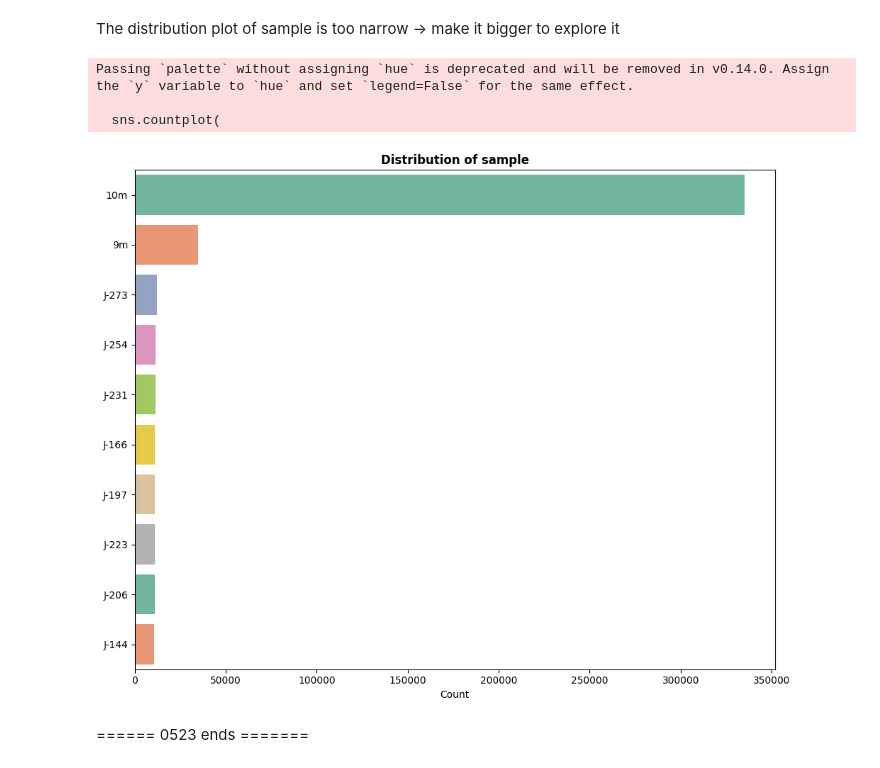
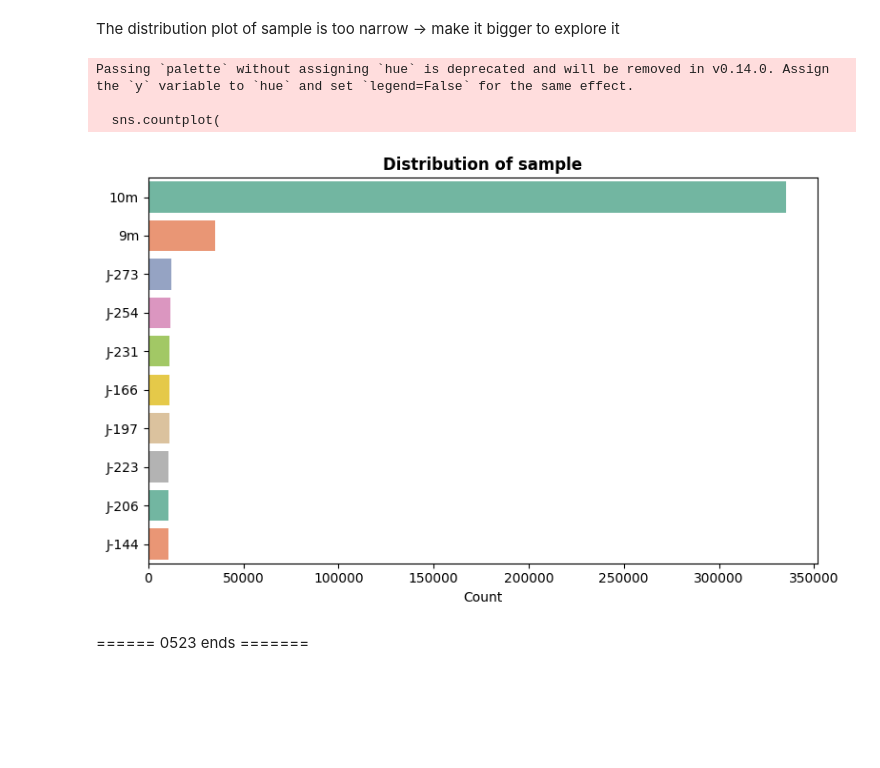
Before and after one commit to mcodcatyu/research_project, a Jupyter notebook: notebooks/data_basic_analysis.ipynb, the cells around one changed output. Cells and saved outputs as stored; diff of their text form; code cells hidden in the pictures; blank space fills up the shorter version.

Commit message:
mh_data EDA

```diff
--- a/notebooks/data_basic_analysis.ipynb
+++ b/notebooks/data_basic_analysis.ipynb
@@ -1,12 +1,15 @@
 # %% [markdown]
 # Exporation of mhd_ch4_formatted_v1.csv
+# %%
+import seaborn as sns
+sns.set_theme(style='darkgrid')
 # %%
 import pandas as pd
 import numpy as np
 import seaborn as sns
 
 # read data files
-df_mhd_ch4 = pd.read_csv("../data/processed/mhd_ch4_formatted_v1.csv")
-df_mhd_ch4.head(20)
+df_mhd_ch4_raw = pd.read_csv("../data/processed/mhd_ch4_formatted_v1.csv")
+df_mhd_ch4_raw.head(20)
 # %% [output]
 |  | date | time | type | sample | standard | port | ht | tmod | tamb | temp | ... | ... |
@@ -146,24 +155,24 @@ Passing `palette` without assigning `hue` is deprecated and will be removed in v
 The distribution plot of sample is too narrow
 -> make it bigger to explore it
 # %%
-fig, axes = plt.subplots(figsize=(10, 8))
+fig, axes = plt.subplots(figsize=(8, 5))
 sns.countplot(
-    data=df_mhd_ch4,
+    data=df_mhd_ch4_raw,
     y='sample',
-    order = df_mhd_ch4['sample'].value_counts().index[:10],
+    order = df_mhd_ch4_raw['sample'].value_counts().index[:10],
     palette='Set2'
 )
 axes.set_title(f'Distribution of sample', fontsize=12, fontweight='bold')
 axes.set_xlabel('Count')
 axes.set_ylabel('')
 
 plt.tight_layout()
 plt.show()
 # %% [output]
 Passing `palette` without assigning `hue` is deprecated and will be removed in v0.14.0. Assign the `y` variable to `hue` and set `legend=False` for the same effect.
 
   sns.countplot(
-[figure, old version]
+[figure, new version]
 # %% [markdown]
 ====== 0523 ends =======
 # %% [markdown]
```
Also changed, not shown: parts of 51 cells of this notebook, 1 other file.
